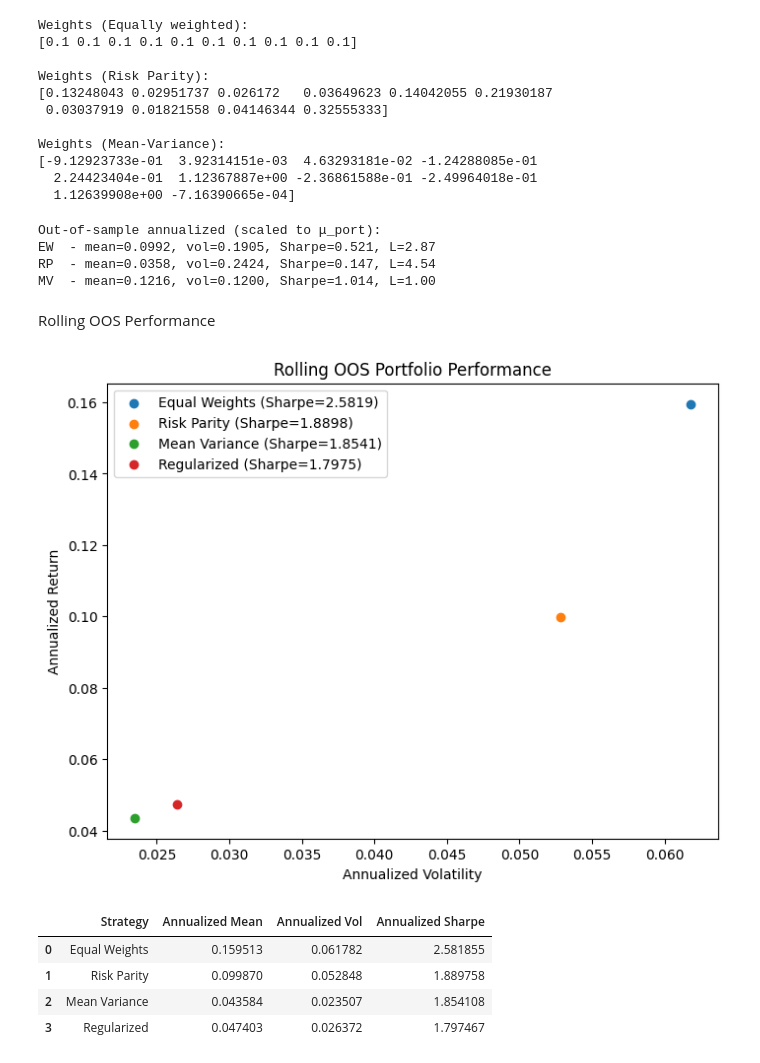
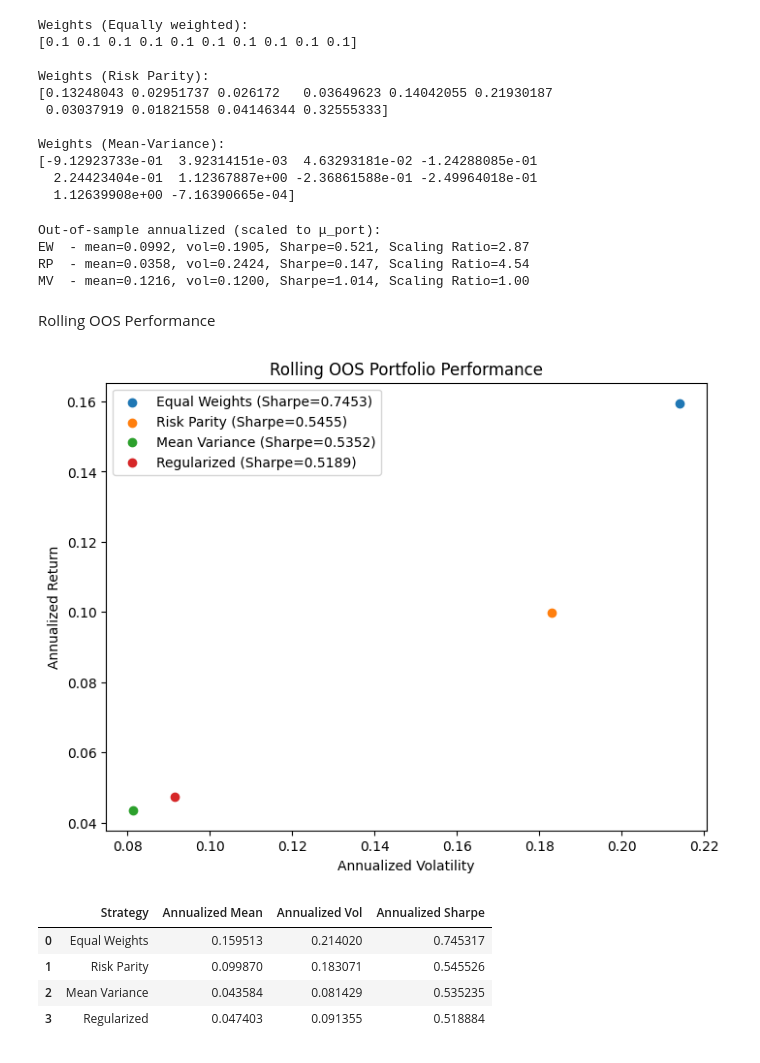
Before and after one commit to skajiyam/FINM-36700-Portfolio-and-Risk-Management, a Jupyter notebook: Harvard’s Endowment/4 OOS_perf.ipynb, the cells around one changed output. Drawn from its saved outputs; the diff is of its cells as text; code cells hidden in the pictures.

```diff
--- a/Harvard’s Endowment/4 OOS_perf.ipynb
+++ b/Harvard’s Endowment/4 OOS_perf.ipynb
@@ -102,14 +102,14 @@ mu_rp_s, vol_rp_s, sharpe_rp_s = in_sample_perf(test_matrix, w_rp_scaled)
 mu_mv_s, vol_mv_s, sharpe_mv_s = in_sample_perf(test_matrix, w_mv_scaled)
 
 print("\nOut-of-sample annualized (scaled to μ_port):")
-print(f"EW  - mean={mu_ew_s * 12:.4f}, vol={vol_ew_s * np.sqrt(12):.4f}, Sharpe={sharpe_ew_s * np.sqrt(12):.3f}, L={L_ew:.2f}")
-print(f"RP  - mean={mu_rp_s * 12:.4f}, vol={vol_rp_s * np.sqrt(12):.4f}, Sharpe={sharpe_rp_s * np.sqrt(12):.3f}, L={L_rp:.2f}")
-print(f"MV  - mean={mu_mv_s * 12:.4f}, vol={vol_mv_s * np.sqrt(12):.4f}, Sharpe={sharpe_mv_s * np.sqrt(12):.3f}, L=1.00")
+print(f"EW  - mean={mu_ew_s * 12:.4f}, vol={vol_ew_s * np.sqrt(12):.4f}, Sharpe={sharpe_ew_s * np.sqrt(12):.3f}, Scaling Ratio={L_ew:.2f}")
+print(f"RP  - mean={mu_rp_s * 12:.4f}, vol={vol_rp_s * np.sqrt(12):.4f}, Sharpe={sharpe_rp_s * np.sqrt(12):.3f}, Scaling Ratio={L_rp:.2f}")
+print(f"MV  - mean={mu_mv_s * 12:.4f}, vol={vol_mv_s * np.sqrt(12):.4f}, Sharpe={sharpe_mv_s * np.sqrt(12):.3f}, Scaling Ratio=1.00")
 # %% [output]
 Out-of-sample annualized (scaled to μ_port):
-EW  - mean=0.0992, vol=0.1905, Sharpe=0.521, L=2.87
-RP  - mean=0.0358, vol=0.2424, Sharpe=0.147, L=4.54
-MV  - mean=0.1216, vol=0.1200, Sharpe=1.014, L=1.00
+EW  - mean=0.0992, vol=0.1905, Sharpe=0.521, Scaling Ratio=2.87
+RP  - mean=0.0358, vol=0.2424, Sharpe=0.147, Scaling Ratio=4.54
+MV  - mean=0.1216, vol=0.1200, Sharpe=1.014, Scaling Ratio=1.00
 # %% [markdown]
 Rolling OOS Performance
 # %%
@@ -208,32 +210,32 @@ sharpe_reg_rolling = mu_reg_rolling/vol_reg_rolling
 # %%
 import matplotlib.pyplot as plt
 strategies = ["Equal Weights", "Risk Parity", "Mean Variance", "Regularized"]
 
 #Means
 y_vals = np.array([mu_ew_rolling, mu_rp_rolling, mu_mv_rolling, mu_reg_rolling]) * 12
 
 #Variances
-x_vals = np.array([vol_ew_rolling, vol_rp_rolling, vol_mv_rolling, vol_reg_rolling]) / np.sqrt(12)
+x_vals = np.array([vol_ew_rolling, vol_rp_rolling, vol_mv_rolling, vol_reg_rolling])
 
 sharpes = y_vals/x_vals
 
 # Plot mean-variance
 plt.figure(figsize=(8,6))
 for x, y, s, label in zip(x_vals, y_vals, sharpes, strategies):
     plt.scatter(x, y, label=f"{label} (Sharpe={s:.4f})")
 
 plt.xlabel("Annualized Volatility")
 plt.ylabel("Annualized Return")
 plt.title("Rolling OOS Portfolio Performance")
 plt.legend()
 plt.show()
 
 summary_stats = pd.DataFrame({'Strategy': strategies, 'Annualized Mean' : y_vals, 'Annualized Vol' : x_vals, 'Annualized Sharpe': sharpes})
 display(summary_stats)
 # %% [output]
-[figure, old version]
+[figure, new version]
 |  | Strategy | Annualized Mean | Annualized Vol | Annualized Sharpe |
-| 0 | Equal Weights | 0.159513 | 0.061782 | 2.581855 |
-| 1 | Risk Parity | 0.099870 | 0.052848 | 1.889758 |
-| 2 | Mean Variance | 0.043584 | 0.023507 | 1.854108 |
-| 3 | Regularized | 0.047403 | 0.026372 | 1.797467 |
+| 0 | Equal Weights | 0.159513 | 0.214020 | 0.745317 |
+| 1 | Risk Parity | 0.099870 | 0.183071 | 0.545526 |
+| 2 | Mean Variance | 0.043584 | 0.081429 | 0.535235 |
+| 3 | Regularized | 0.047403 | 0.091355 | 0.518884 |
```
Also changed, not shown: parts of 1 cell of this notebook.
